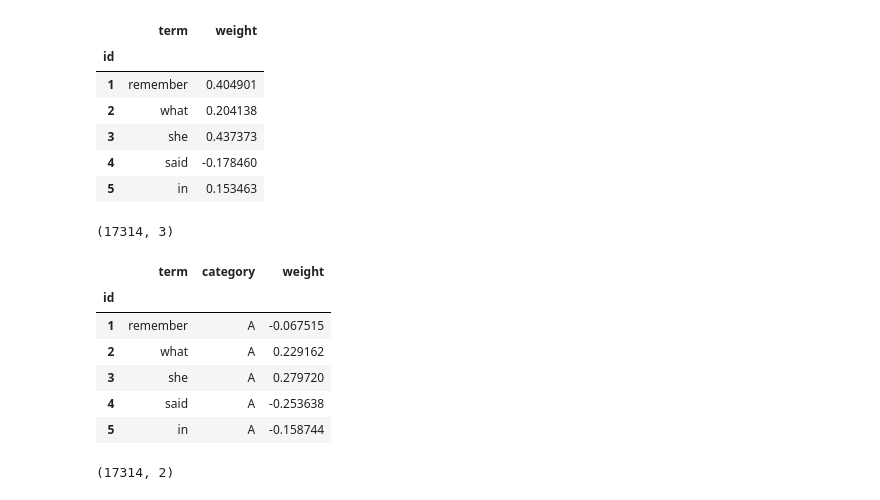
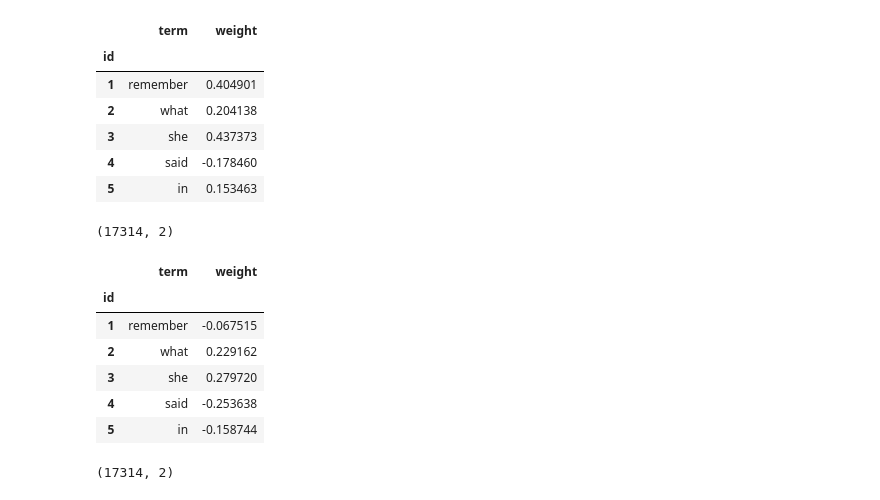
Before and after one commit to yoninachmany/empathy_dictionary, a Jupyter notebook: VAD correlations.ipynb, the cells around one changed output. Drawn from its saved outputs; the diff is of its cells as text; code cells hidden in the pictures.

```diff
--- a/VAD correlations.ipynb
+++ b/VAD correlations.ipynb
@@ -48,18 +48,18 @@ regression_V_df.head()
 # %%
 regression_A_df = pd.read_csv('lexica/regression_weights/dd_ALex.csv', index_col=0)
 regression_A_df = regression_A_df[regression_A_df['term'] != '_intercept']
-regression_V_df = regression_A_df[['term', 'weight']]
+regression_A_df = regression_A_df[['term', 'weight']]
 print(regression_A_df.shape)
 regression_A_df.head()
 # %% [output]
-(17314, 3)
+(17314, 2)
-|  | term | category | weight |
-| id |  |  |  |
-| 1 | remember | A | -0.067515 |
-| 2 | what | A | 0.229162 |
-| 3 | she | A | 0.279720 |
-| 4 | said | A | -0.253638 |
-| 5 | in | A | -0.158744 |
+|  | term | weight |
+| id |  |  |
+| 1 | remember | -0.067515 |
+| 2 | what | 0.229162 |
+| 3 | she | 0.279720 |
+| 4 | said | -0.253638 |
+| 5 | in | -0.158744 |
 # %%
 regression_D_df = pd.read_csv('lexica/regression_weights/dd_DLex.csv', index_col=0)
 regression_D_df = regression_D_df[regression_D_df['term'] != '_intercept']
```
Also changed, not shown: parts of 13 cells of this notebook, 1 other file.
